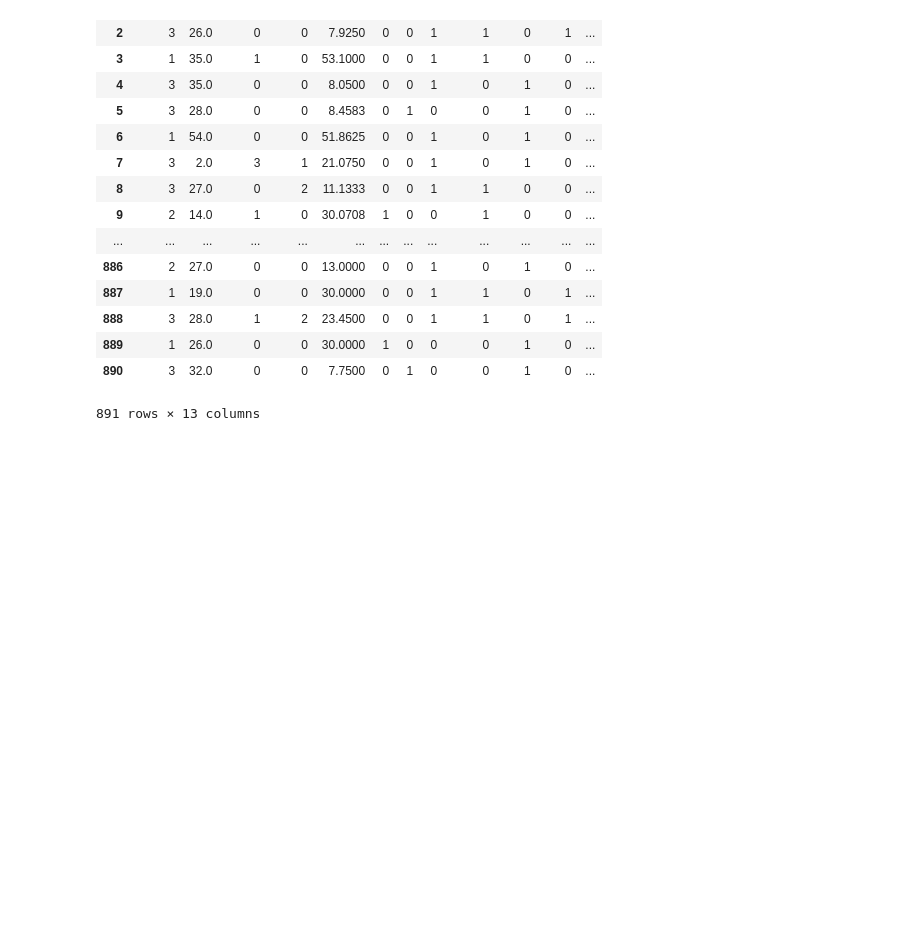
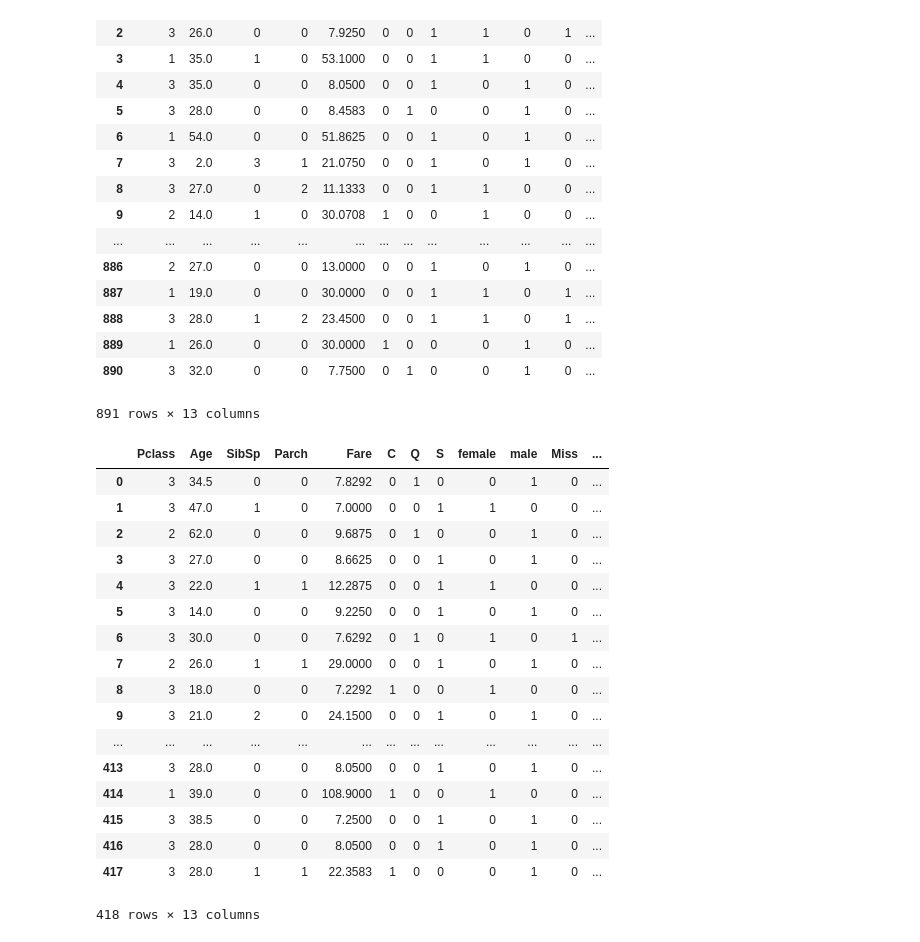
Before and after one commit to grand-coder/ML520, a Jupyter notebook: titanic.ipynb, the cells around one changed output. Cells and saved outputs as stored; diff of their text form; code cells hidden in the pictures; blank space fills up the shorter version.

```diff
--- a/titanic.ipynb
+++ b/titanic.ipynb
@@ -344,3 +344,29 @@ x_train
 | 889 | 1 | 26.0 | 0 | 0 | 30.0000 | 1 | 0 | 0 | 0 | 1 | 0 | ... |
 | 890 | 3 | 32.0 | 0 | 0 | 7.7500 | 0 | 1 | 0 | 0 | 1 | 0 | ... |
 891 rows × 13 columns
+# %%
+test = test_df.drop(['Name', 'Sex',
+                     'Ticket', 'Cabin', 'Embarked',
+                     'X'], axis=1)
+x_test = test.drop(["PassengerId"], axis=1)
+pid = test["PassengerId"]
+x_test
+# %% [output]
+|  | Pclass | Age | SibSp | Parch | Fare | C | Q | S | female | male | Miss | ... |
+| 0 | 3 | 34.5 | 0 | 0 | 7.8292 | 0 | 1 | 0 | 0 | 1 | 0 | ... |
+| 1 | 3 | 47.0 | 1 | 0 | 7.0000 | 0 | 0 | 1 | 1 | 0 | 0 | ... |
+| 2 | 2 | 62.0 | 0 | 0 | 9.6875 | 0 | 1 | 0 | 0 | 1 | 0 | ... |
+| 3 | 3 | 27.0 | 0 | 0 | 8.6625 | 0 | 0 | 1 | 0 | 1 | 0 | ... |
+| 4 | 3 | 22.0 | 1 | 1 | 12.2875 | 0 | 0 | 1 | 1 | 0 | 0 | ... |
+| 5 | 3 | 14.0 | 0 | 0 | 9.2250 | 0 | 0 | 1 | 0 | 1 | 0 | ... |
+| 6 | 3 | 30.0 | 0 | 0 | 7.6292 | 0 | 1 | 0 | 1 | 0 | 1 | ... |
+| 7 | 2 | 26.0 | 1 | 1 | 29.0000 | 0 | 0 | 1 | 0 | 1 | 0 | ... |
+| 8 | 3 | 18.0 | 0 | 0 | 7.2292 | 1 | 0 | 0 | 1 | 0 | 0 | ... |
+| 9 | 3 | 21.0 | 2 | 0 | 24.1500 | 0 | 0 | 1 | 0 | 1 | 0 | ... |
+| ... | ... | ... | ... | ... | ... | ... | ... | ... | ... | ... | ... | ... |
+| 413 | 3 | 28.0 | 0 | 0 | 8.0500 | 0 | 0 | 1 | 0 | 1 | 0 | ... |
+| 414 | 1 | 39.0 | 0 | 0 | 108.9000 | 1 | 0 | 0 | 1 | 0 | 0 | ... |
+| 415 | 3 | 38.5 | 0 | 0 | 7.2500 | 0 | 0 | 1 | 0 | 1 | 0 | ... |
+| 416 | 3 | 28.0 | 0 | 0 | 8.0500 | 0 | 0 | 1 | 0 | 1 | 0 | ... |
+| 417 | 3 | 28.0 | 1 | 1 | 22.3583 | 1 | 0 | 0 | 0 | 1 | 0 | ... |
+418 rows × 13 columns
```
